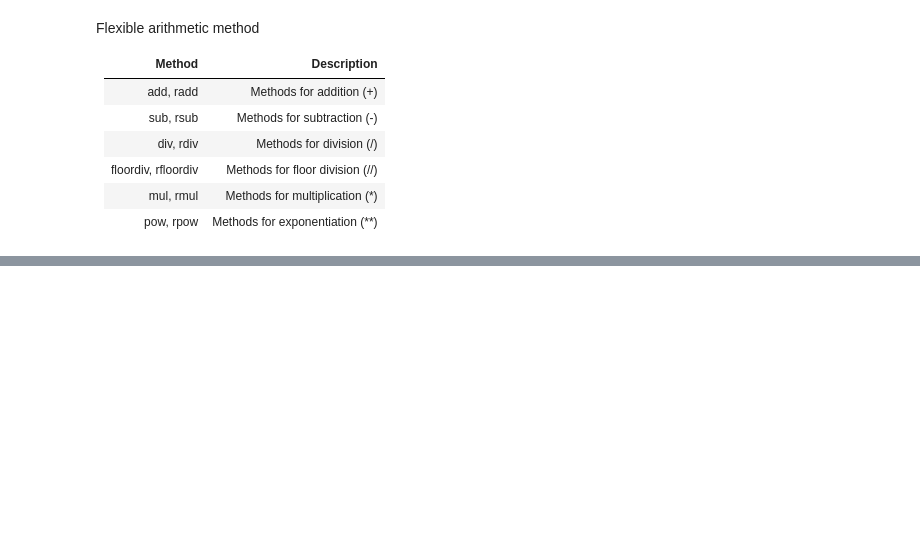
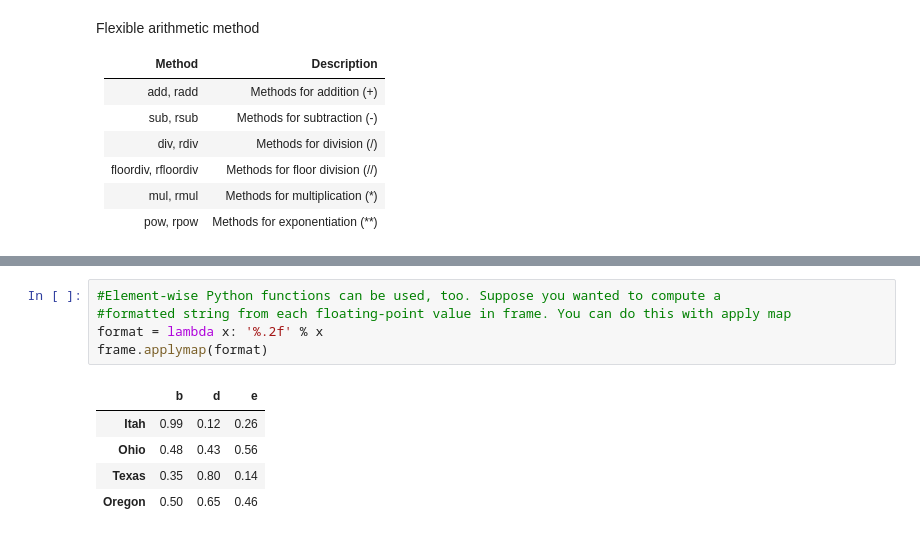
Before and after one commit to Otifredrick/Data-Science-Training-, a Jupyter notebook: pandas_training/Understanding pandas data structures.ipynb, the cells around one changed output, grey strips where cells are left out. Drawn from its saved outputs; the diff is of its cells as text; blank space fills up the shorter version.

```diff
--- a/pandas_training/Understanding pandas data structures.ipynb
+++ b/pandas_training/Understanding pandas data structures.ipynb
@@ -632,0 +749,11 @@ Flexible arithmetic method
+# %%
+#Element-wise Python functions can be used, too. Suppose you wanted to compute a
+#formatted string from each floating-point value in frame. You can do this with apply map
+format = lambda x: '%.2f' % x
+frame.applymap(format)
+# %% [output]
+|  | b | d | e |
+| Itah | 0.99 | 0.12 | 0.26 |
+| Ohio | 0.48 | 0.43 | 0.56 |
+| Texas | 0.35 | 0.80 | 0.14 |
+| Oregon | 0.50 | 0.65 | 0.46 |
```
Also changed, not shown: parts of 15 cells of this notebook, 4 other files.
